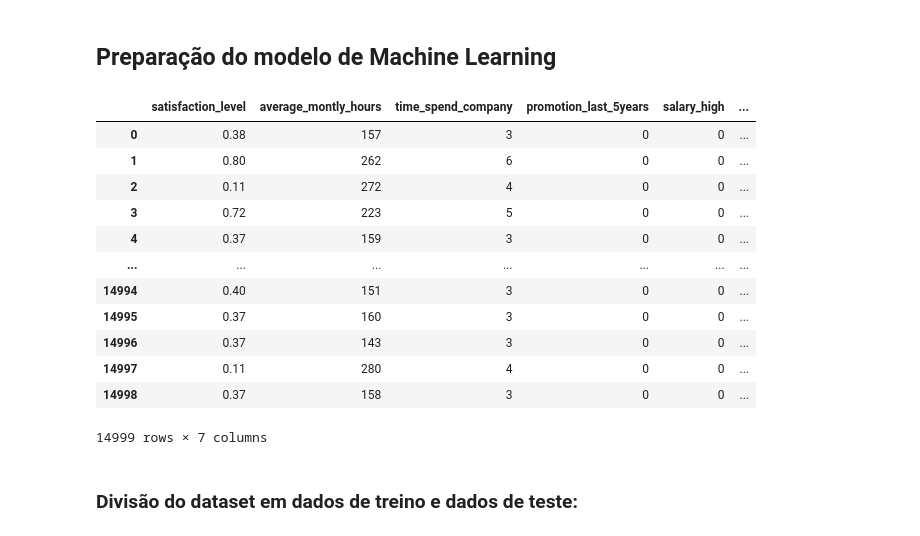
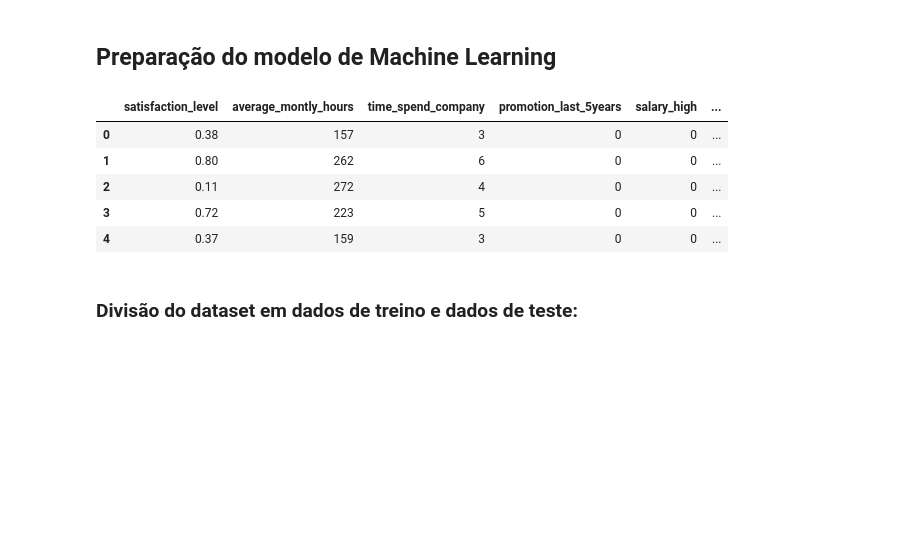
Before and after one commit to jv-mendes07/recursos_humanos_ML, a Jupyter notebook: recursos_humanos_(modelo_de_propensão).ipynb, the cells around one changed output. Saved outputs shown, nothing was run; the diff lists cells and outputs as text; code cells hidden in the pictures; blank space fills up the shorter version.

```diff
--- a/recursos_humanos_(modelo_de_propensão).ipynb
+++ b/recursos_humanos_(modelo_de_propensão).ipynb
@@ -348,21 +356,14 @@ sub_df = pd.concat([sub_df, pd.get_dummies(df.salary, prefix = 'salary')], axis
 # %%
 # Visualização das variáveis preditoras do dataframe:
 
-sub_df
+sub_df.head()
 # %% [output]
 |  | satisfaction_level | average_montly_hours | time_spend_company | promotion_last_5years | salary_high | ... |
 | 0 | 0.38 | 157 | 3 | 0 | 0 | ... |
 | 1 | 0.80 | 262 | 6 | 0 | 0 | ... |
 | 2 | 0.11 | 272 | 4 | 0 | 0 | ... |
 | 3 | 0.72 | 223 | 5 | 0 | 0 | ... |
 | 4 | 0.37 | 159 | 3 | 0 | 0 | ... |
-| ... | ... | ... | ... | ... | ... | ... |
-| 14994 | 0.40 | 151 | 3 | 0 | 0 | ... |
-| 14995 | 0.37 | 160 | 3 | 0 | 0 | ... |
-| 14996 | 0.37 | 143 | 3 | 0 | 0 | ... |
-| 14997 | 0.11 | 280 | 4 | 0 | 0 | ... |
-| 14998 | 0.37 | 158 | 3 | 0 | 0 | ... |
-14999 rows × 7 columns
 # %% [markdown]
 ### Divisão do dataset em dados de treino e dados de teste:
 # %%
```
Also changed, not shown: parts of 55 cells of this notebook.
